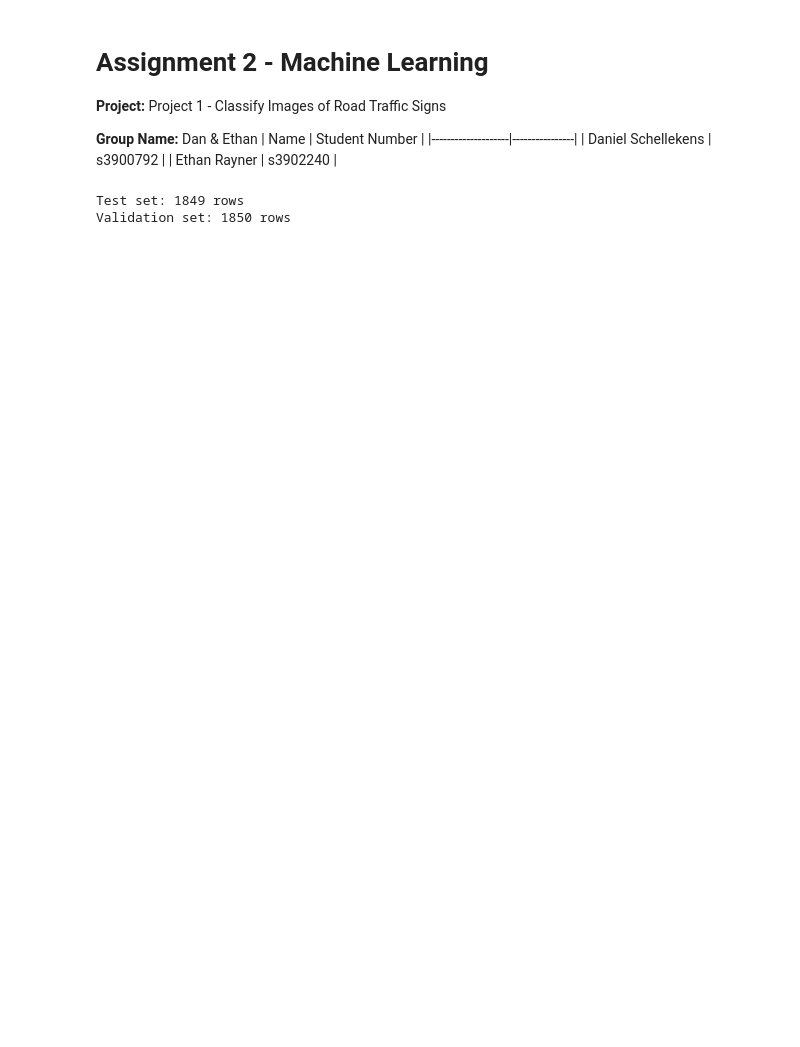
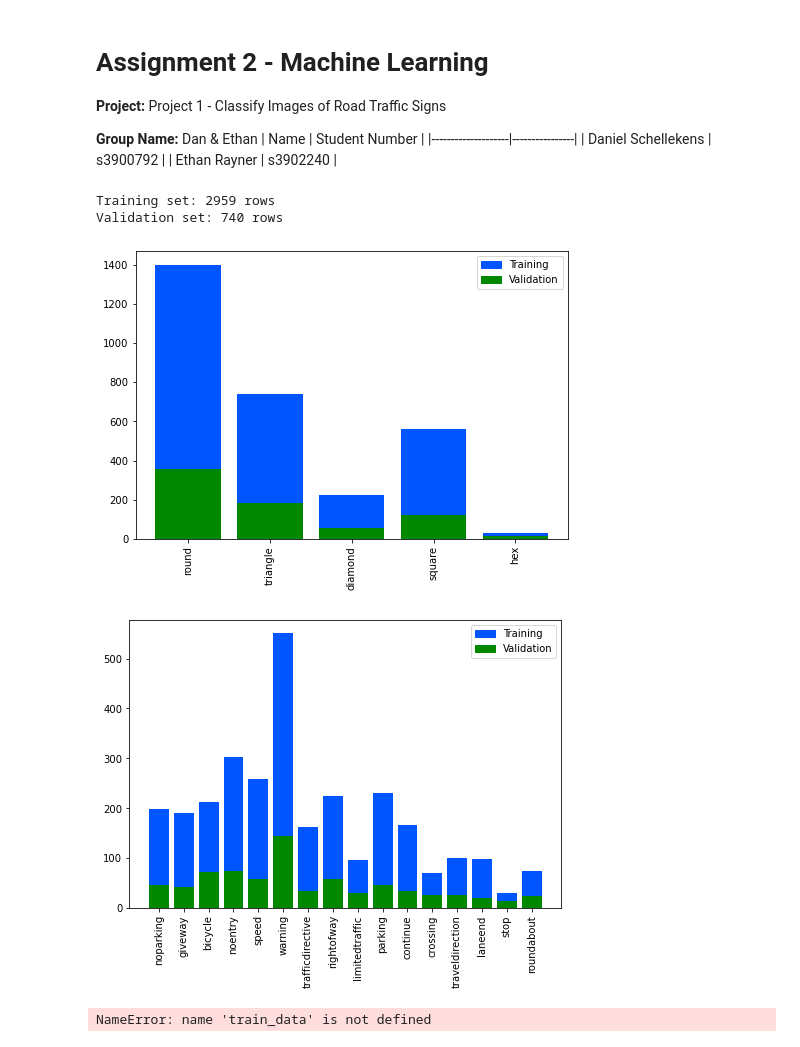
Before and after one commit to Ethan-Rayner/RoadSignClassification, a Jupyter notebook: main.ipynb, the cells around one changed output. Drawn from its saved outputs; the diff is of its cells as text; code cells hidden in the pictures; blank space fills up the shorter version.

```diff
--- a/main.ipynb
+++ b/main.ipynb
@@ -12,15 +12,16 @@ import numpy as np
 import pandas as pd
 from sklearn.model_selection import train_test_split
 
-TEST_TRAIN_SPLIT = 0.5
+IMAGES_FILE = "images.csv"
+TEST_TRAIN_SPLIT = 0.2
+IMAGE_SIZE = 28
 
-data = pd.read_csv("images.csv")
-test_data = pd.read_csv("test-images.csv")
-train_data, val_data = train_test_split(data, test_size=TEST_TRAIN_SPLIT, random_state=0)
-print("Test set: {} rows\nValidation set: {} rows".format(train_data.shape[0], val_data.shape[0]))
+from models.utils import prep_data
+
+data, train_data, val_data = prep_data(IMAGES_FILE, TEST_TRAIN_SPLIT)
 # %% [output]
-Test set: 1849 rows
-Validation set: 1850 rows
+Training set: 2959 rows
+Validation set: 740 rows
 # %%
 import matplotlib.pyplot as plt
 def plot_learning_curve(train_loss, val_loss, train_metric, val_metric, metric_name='Accuracy'):
@@ -48,3 +45,27 @@ OUTPUT_CLASSES = 16
+# %%
+OUTPUT_CLASSES = 16
+from models.eda import classes_histogram
+
+classes_histogram(train_data, val_data, "shape")
+classes_histogram(train_data, val_data, "type")
+# %% [output]
+[figure, added]
+[figure, added]
+# %%
+CLASS_COLUMN = "type"
+BATCH_SIZE = 32
+EPOCHS = 100
+
+import models.MLP as mlp
+from models.utils import history_graph
+from models.utils import create_generator
+
+mlp_train_images = create_generator(train_data, CLASS_COLUMN, IMAGE_SIZE, BATCH_SIZE)
+mlp_val_images = create_generator(val_data, CLASS_COLUMN, IMAGE_SIZE, BATCH_SIZE)
+mlp_model, mlp_history = mlp.fit_model(data, CLASS_COLUMN, mlp_train_images, mlp_val_images, IMAGE_SIZE, EPOCHS)
+history_graph(mlp_history)
+# %% [output]
+NameError: name 'train_data' is not defined
 # %%
 import tensorflow as tf
 
```
Also changed, not shown: parts of 6 cells of this notebook, 1 other file.
